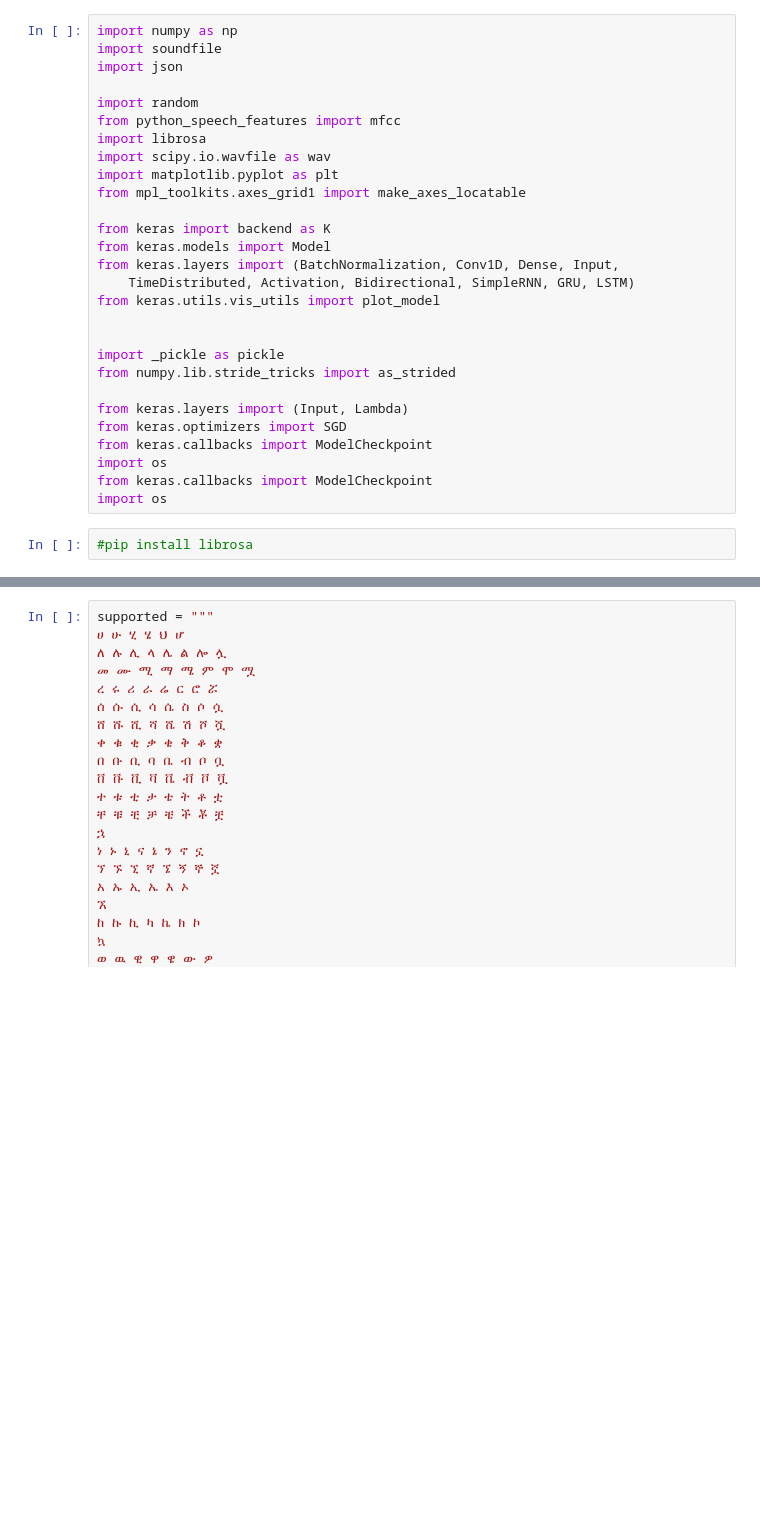
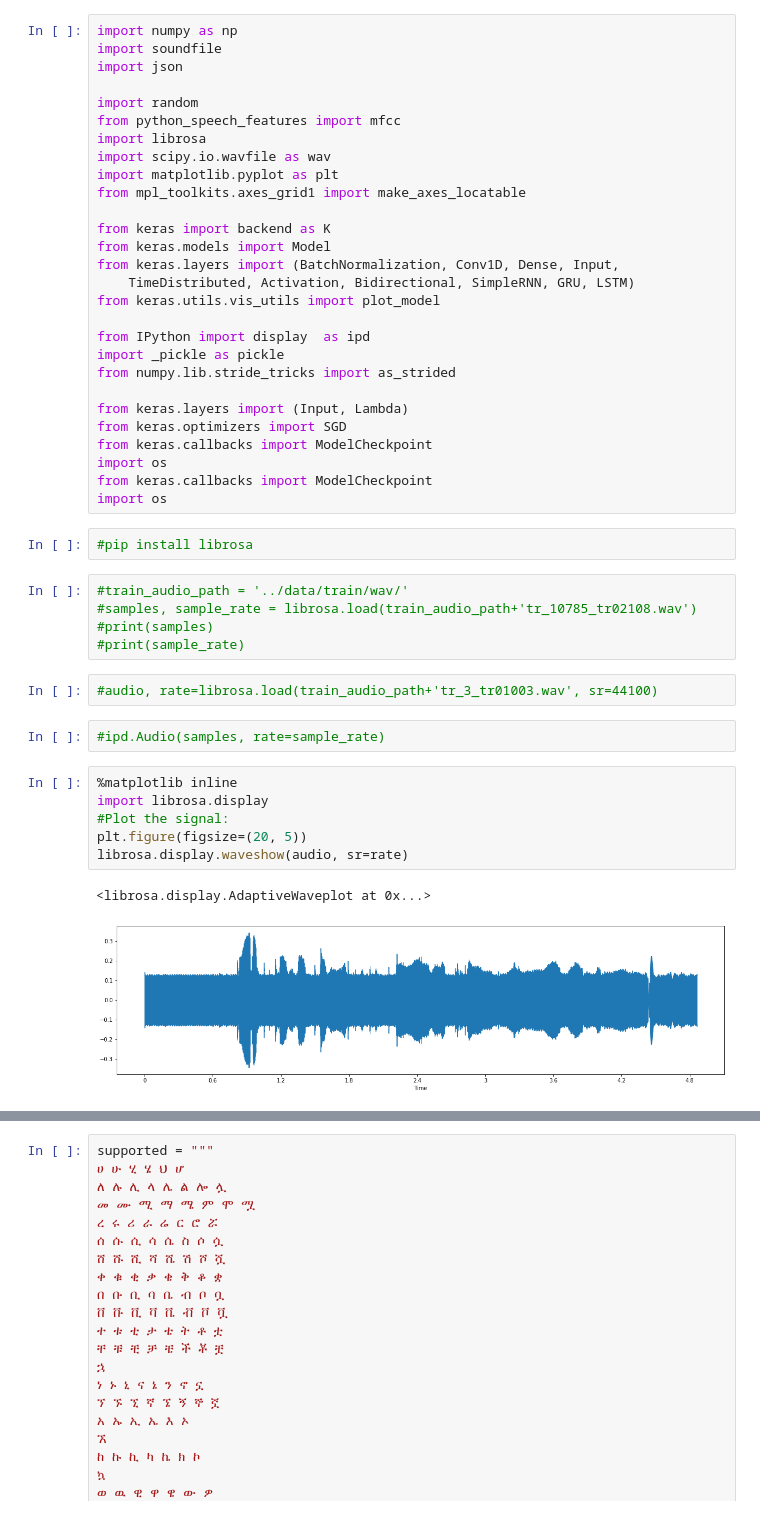
Before and after one commit to speech-recognition123/Speech-to-Text, a Jupyter notebook: notebooks/speech_recognition_samrawit.ipynb, the cells around one changed output, grey strips where cells are left out. Cells and saved outputs as stored; diff of their text form; blank space fills up the shorter version.

```diff
--- a/notebooks/speech_recognition_samrawit.ipynb
+++ b/notebooks/speech_recognition_samrawit.ipynb
@@ -16,7 +16,7 @@ from keras.layers import (BatchNormalization, Conv1D, Dense, Input,
     TimeDistributed, Activation, Bidirectional, SimpleRNN, GRU, LSTM)
 from keras.utils.vis_utils import plot_model
 
-
+from IPython import display  as ipd
 import _pickle as pickle
 from numpy.lib.stride_tricks import as_strided
 
@@ -28,3 +28,21 @@ from keras.callbacks import ModelCheckpoint
 import os
 # %%
 #pip install librosa
+# %%
+#train_audio_path = '../data/train/wav/'
+#samples, sample_rate = librosa.load(train_audio_path+'tr_10785_tr02108.wav')
+#print(samples)
+#print(sample_rate)
+# %%
+#audio, rate=librosa.load(train_audio_path+'tr_3_tr01003.wav', sr=44100)
+# %%
+#ipd.Audio(samples, rate=sample_rate)
+# %%
+%matplotlib inline
+import librosa.display
+#Plot the signal:
+plt.figure(figsize=(20, 5))
+librosa.display.waveshow(audio, sr=rate)
+# %% [output]
+<librosa.display.AdaptiveWaveplot at 0x...>
+[figure, added]
```
Also changed, not shown: parts of 6 cells of this notebook.
